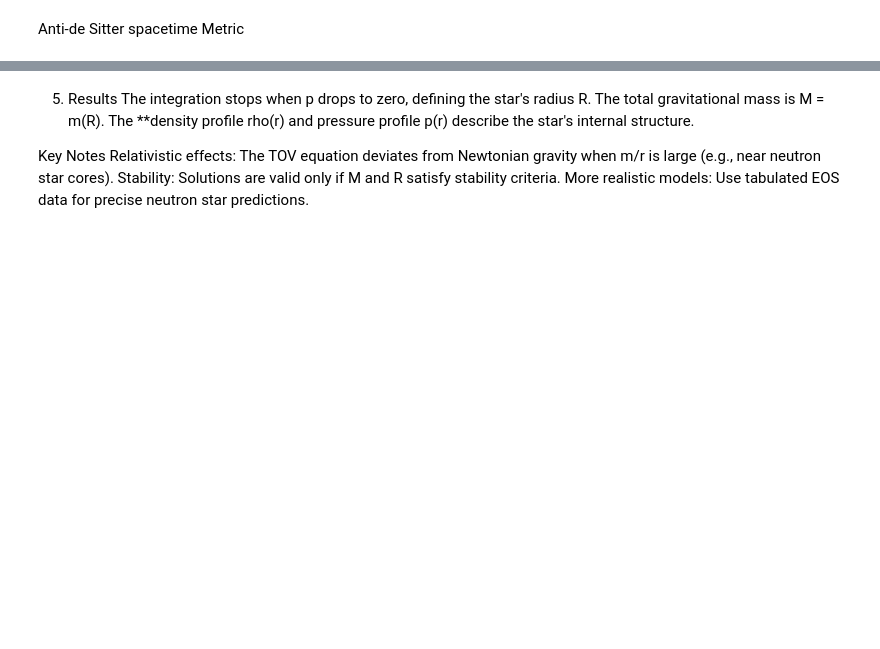
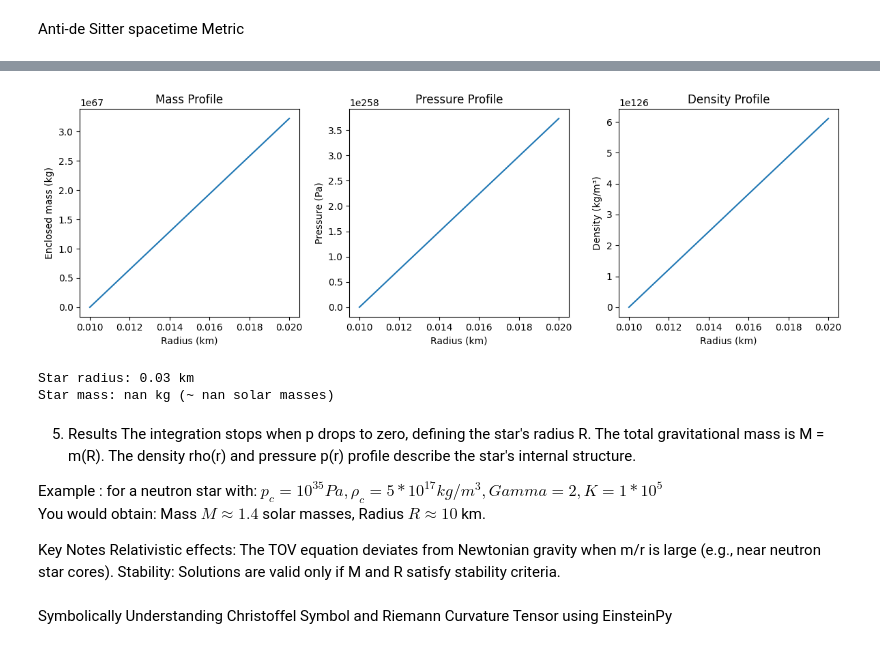
Before and after one commit to raywkhon/PyAstro, a Jupyter notebook: TestPy.ipynb, the cells around one changed output, grey strips where cells are left out. Cells and saved outputs as stored; diff of their text form; code cells hidden in the pictures; blank space fills up the shorter version.

```diff
--- a/TestPy.ipynb
+++ b/TestPy.ipynb
@@ -236,10 +302,51 @@ TOV_solver(p_c = 10**35, rho_c = 5*10**17, Gamma = 2, K = 1*10**5, r_max=50, dr=
+# %%
+
+# Plot results
+plt.figure(figsize=(12, 4))
+plt.subplot(1, 3, 1)
+plt.plot(r_list, m_list)
+plt.xlabel("Radius (km)")
+plt.ylabel("Enclosed mass (kg)")
+plt.title("Mass Profile")
+
+plt.subplot(1, 3, 2)
+plt.plot(r_list, p_list)
+plt.xlabel("Radius (km)")
+plt.ylabel("Pressure (Pa)")
+plt.title("Pressure Profile")
+
+plt.subplot(1, 3, 3)
+plt.plot(r_list, rho_list)
+plt.xlabel("Radius (km)")
+plt.ylabel("Density (kg/m³)")
+plt.title("Density Profile")
+
+plt.tight_layout()
+plt.show()
+
+# Star's radius and mass
+R = r_list[-1]  # Surface radius where p=0
+M = m_list[-1]  # Total mass
+print(f"Star radius: {R:.2f} km")
+print(f"Star mass: {M:.2f} kg (~ {M / 1.9885e30:.2f} solar masses)")
+# %% [output]
+[figure, added]
+Star radius: 0.03 km
+Star mass: nan kg (~ nan solar masses)
 # %% [markdown]
 5. Results
 The integration stops when p drops to zero, defining the star's radius R.
 The total gravitational mass is M = m(R).
-The **density profile rho(r)  and pressure profile p(r) describe the star's internal structure.
+The density rho(r) and pressure p(r) profile describe the star's internal structure.
+
+Example : for a neutron star with:
+$p_c = 10^{35} Pa, \rho_c = 5 * 10^{17} kg/m^3, Gamma = 2, K = 1 * 10^5$<br>
+You would obtain:
+Mass $M \approx 1.4 $ solar masses,
+Radius $R \approx 10 $ km.<br>
 
 Key Notes
 Relativistic effects: The TOV equation deviates from Newtonian gravity when m/r is large (e.g., near neutron star cores).
 Stability: Solutions are valid only if M and R satisfy stability criteria.
-More realistic models: Use tabulated EOS data for precise neutron star predictions.
+# %% [markdown]
+Symbolically Understanding Christoffel Symbol and Riemann Curvature Tensor using EinsteinPy
```
Also changed, not shown: parts of 16 cells of this notebook, 1 other file.
